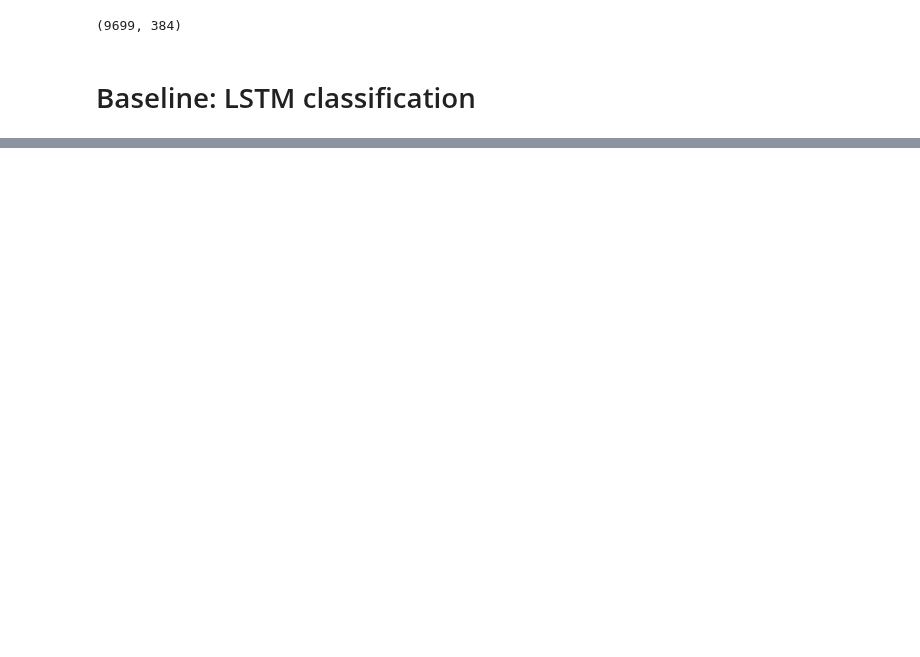
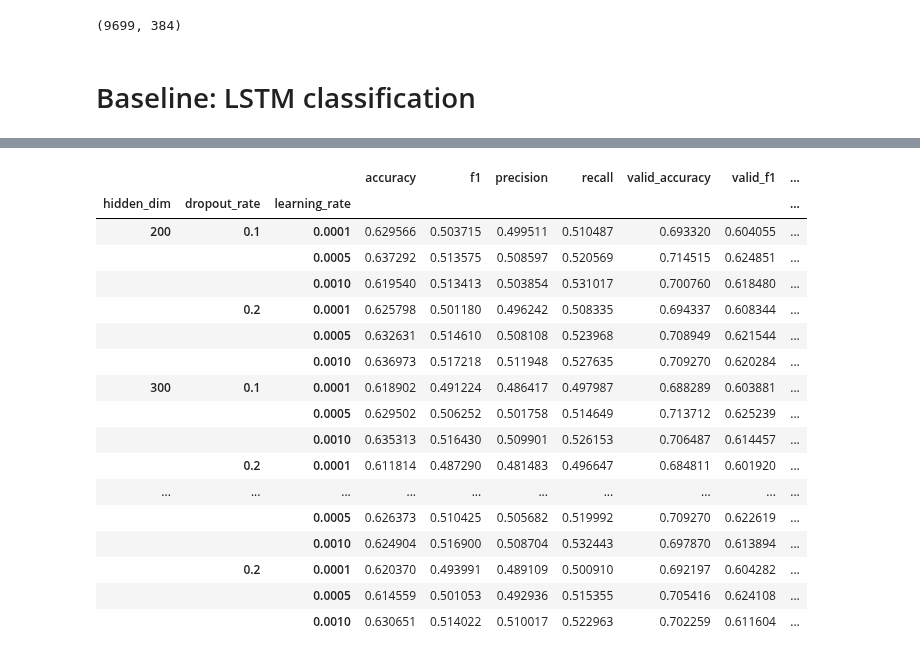
Before and after one commit to ttseriotou/sig-networks, a Jupyter notebook: notebooks/AnnoMI/client_talk_type_prediction/anno_mi-client-baseline-bilstm.ipynb, the cells around one changed output, grey strips where cells are left out. Cells and saved outputs as stored; diff of their text form; code cells hidden in the pictures; blank space fills up the shorter version.

```diff
--- a/notebooks/AnnoMI/client_talk_type_prediction/anno_mi-client-baseline-bilstm.ipynb
+++ b/notebooks/AnnoMI/client_talk_type_prediction/anno_mi-client-baseline-bilstm.ipynb
@@ -201,0 +342,21 @@ np.stack(best_bilstm_history_50_kfold["recall_scores"]).mean(axis=0)
+# %%
+bilstm_history_35_kfold.groupby(["hidden_dim", "dropout_rate", "learning_rate"]).mean()
+# %% [output]
+|  |  |  | accuracy | f1 | precision | recall | valid_accuracy | valid_f1 | ... |
+| hidden_dim | dropout_rate | learning_rate |  |  |  |  |  |  | ... |
+| 200 | 0.1 | 0.0001 | 0.629566 | 0.503715 | 0.499511 | 0.510487 | 0.693320 | 0.604055 | ... |
+|  |  | 0.0005 | 0.637292 | 0.513575 | 0.508597 | 0.520569 | 0.714515 | 0.624851 | ... |
+|  |  | 0.0010 | 0.619540 | 0.513413 | 0.503854 | 0.531017 | 0.700760 | 0.618480 | ... |
+|  | 0.2 | 0.0001 | 0.625798 | 0.501180 | 0.496242 | 0.508335 | 0.694337 | 0.608344 | ... |
+|  |  | 0.0005 | 0.632631 | 0.514610 | 0.508108 | 0.523968 | 0.708949 | 0.621544 | ... |
+|  |  | 0.0010 | 0.636973 | 0.517218 | 0.511948 | 0.527635 | 0.709270 | 0.620284 | ... |
+| 300 | 0.1 | 0.0001 | 0.618902 | 0.491224 | 0.486417 | 0.497987 | 0.688289 | 0.603881 | ... |
+|  |  | 0.0005 | 0.629502 | 0.506252 | 0.501758 | 0.514649 | 0.713712 | 0.625239 | ... |
+|  |  | 0.0010 | 0.635313 | 0.516430 | 0.509901 | 0.526153 | 0.706487 | 0.614457 | ... |
+|  | 0.2 | 0.0001 | 0.611814 | 0.487290 | 0.481483 | 0.496647 | 0.684811 | 0.601920 | ... |
+| ... | ... | ... | ... | ... | ... | ... | ... | ... | ... |
+|  |  | 0.0005 | 0.626373 | 0.510425 | 0.505682 | 0.519992 | 0.709270 | 0.622619 | ... |
+|  |  | 0.0010 | 0.624904 | 0.516900 | 0.508704 | 0.532443 | 0.697870 | 0.613894 | ... |
+|  | 0.2 | 0.0001 | 0.620370 | 0.493991 | 0.489109 | 0.500910 | 0.692197 | 0.604282 | ... |
+|  |  | 0.0005 | 0.614559 | 0.501053 | 0.492936 | 0.515355 | 0.705416 | 0.624108 | ... |
+|  |  | 0.0010 | 0.630651 | 0.514022 | 0.510017 | 0.522963 | 0.702259 | 0.611604 | ... |
```
Also changed, not shown: parts of 68 cells of this notebook, 29 other files.
